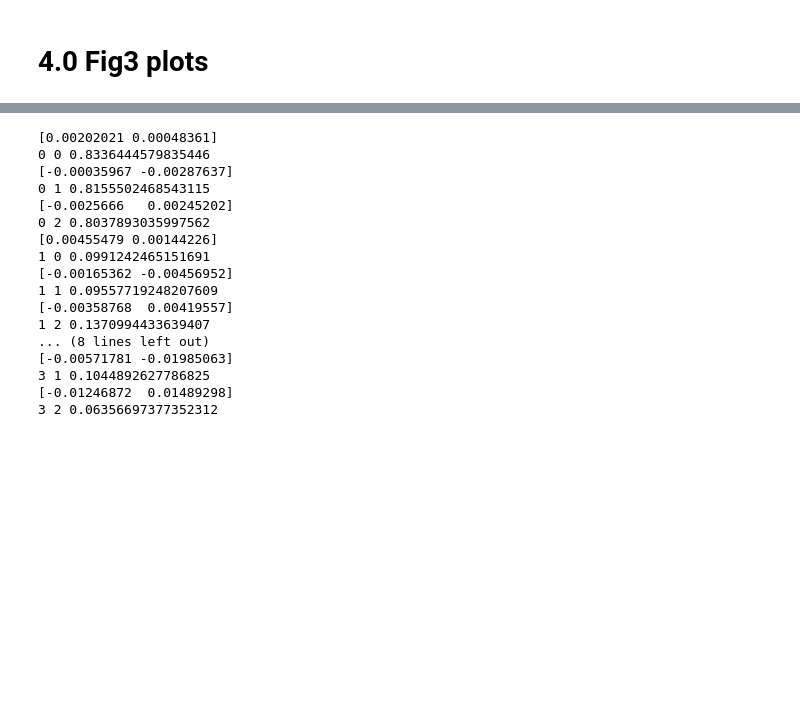
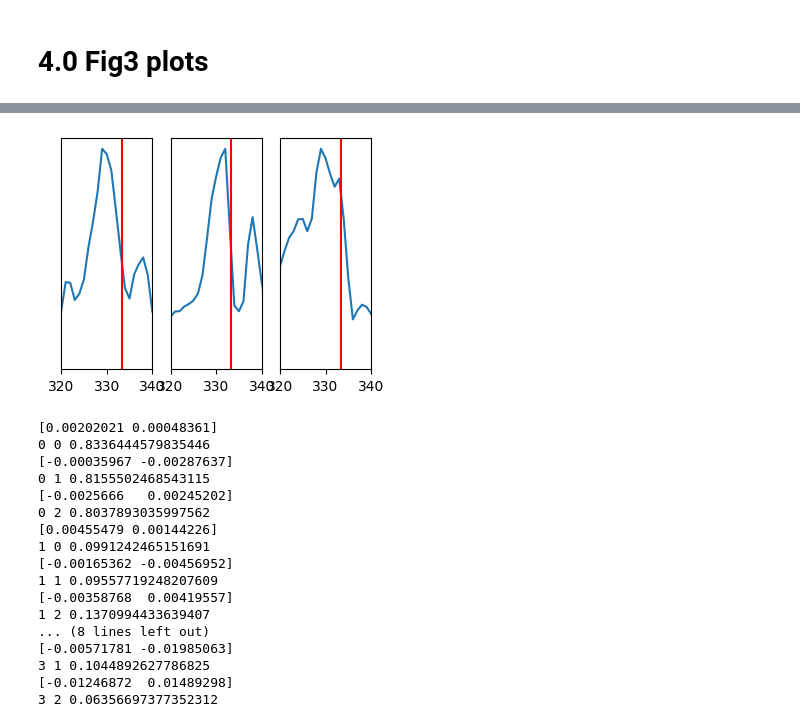
Before and after one commit to Potdooshami/2H_TaSe2_Tc_STM, a Jupyter notebook: C05_Fig_printout.ipynb, the cells around one changed output, grey strips where cells are left out. Cells and saved outputs as stored; diff of their text form; code cells hidden in the pictures; blank space fills up the shorter version.

```diff
--- a/C05_Fig_printout.ipynb
+++ b/C05_Fig_printout.ipynb
@@ -182,3 +192,19 @@ for idx in range(4):
+# %%
+from filemanager import FileManager
+fm = FileManager('assets','C05','78Kdltq')
+fm.timestamp()
+msb,nsb = 1,3
+fig,axs = plt.subplots(msb,nsb,figsize=(4,3))
+for ik in range(nsb):
+    ax = axs[ik]
+    ax.plot(fft_pflss[0][ik])
+    ax.set_xlim([320,340])
+    ax.axvline(333.333333,color='red')
+    # ax.set_xticks([])
+    ax.set_yticks([])
+fig.savefig(fm.get_filepath('whole','svg'))
+# %% [output]
+[figure, added]
 # %%
 dfphaseNow = dfphase.iloc[2]
 lockss = np.zeros((4,3))
```
Also changed, not shown: parts of 1 cell of this notebook.
